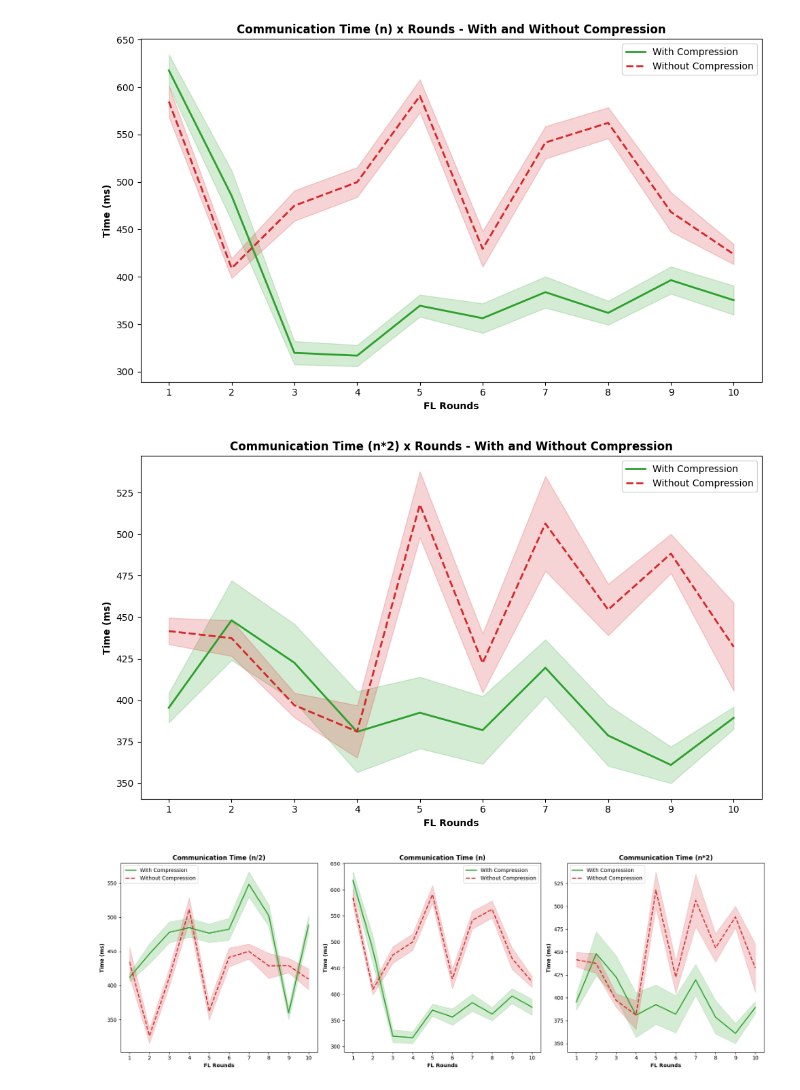
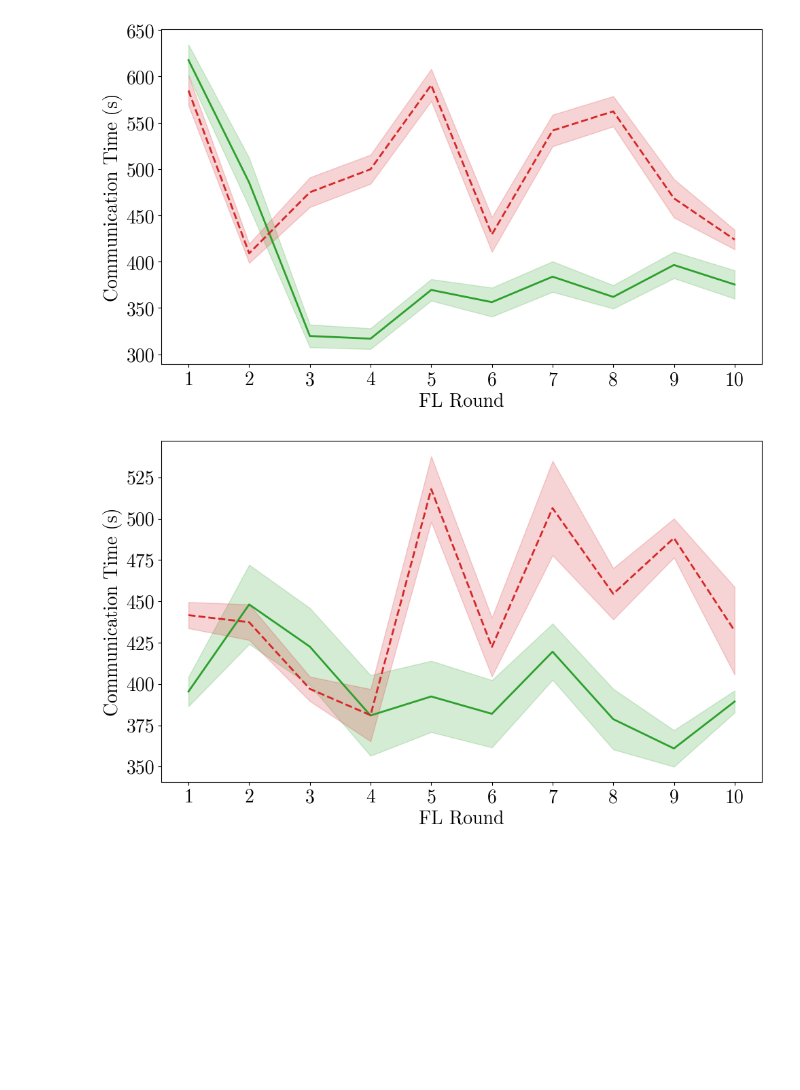
Before and after one commit to IvanComp/FedBench, a Jupyter notebook: Jupyter Notebooks for Data Visualization/3MessageCompressor.ipynb, the cells around one changed output. Drawn from its saved outputs; the diff is of its cells as text; code cells hidden in the pictures; blank space fills up the shorter version.

Commit message:
Added changes on charts

```diff
--- a/Jupyter Notebooks for Data Visualization/3MessageCompressor.ipynb
+++ b/Jupyter Notebooks for Data Visualization/3MessageCompressor.ipynb
@@ -3,6 +3,7 @@ import matplotlib.pyplot as plt
 import numpy as np
 
 rounds = np.arange(1, 11)
+plt.rcParams['font.family'] = 'CMU Serif'
 
 comm_time_n2_with_compression = np.array([
     [411.34, 419.12, 406.56, 418.99, 402.85],
@@ -109,15 +110,14 @@ ax1.plot(rounds, mean_with_compression_n2, color=color_with_compression, label='
 ax1.plot(rounds, mean_without_compression_n2, color=color_without_compression, label='Without Compression', linewidth=2, linestyle='--')
 ax1.fill_between(rounds, mean_with_compression_n2 - std_with_compression_n2, mean_with_compression_n2 + std_with_compression_n2, color=color_with_compression, alpha=0.2)
 ax1.fill_between(rounds, mean_without_compression_n2 - std_without_compression_n2, mean_without_compression_n2 + std_without_compression_n2, color=color_without_compression, alpha=0.2)
-
-ax1.set_title('Communication Time (n/2) x Rounds - With and Without Compression', fontsize=12, fontweight='bold')
-ax1.set_xlabel('FL Rounds', fontsize=10, fontweight='bold')
-ax1.set_ylabel('Time (ms)', fontsize=10, fontweight='bold')
-ax1.legend(fontsize=10)
+ax1.set_xlabel('FL Round', fontsize=20)
+ax1.set_ylabel('Communication Time (s)', fontsize=20)
+ax1.tick_params(axis='both', labelsize=20)
+ax1.legend(fontsize=20)
 ax1.set_xticks(rounds)
 
 plt.tight_layout()
-plt.savefig('Comm_Time_n2_with_Error_Bands.pdf')
+plt.savefig('MessageCompressor1.pdf')
 plt.show()
 
 fig, ax2 = plt.subplots(figsize=(10, 6))
@@ -126,15 +126,14 @@ ax2.plot(rounds, mean_with_compression_n, color=color_with_compression, label='W
 ax2.plot(rounds, mean_without_compression_n, color=color_without_compression, label='Without Compression', linewidth=2, linestyle='--')
 ax2.fill_between(rounds, mean_with_compression_n - std_with_compression_n, mean_with_compression_n + std_with_compression_n, color=color_with_compression, alpha=0.2)
 ax2.fill_between(rounds, mean_without_compression_n - std_without_compression_n, mean_without_compression_n + std_without_compression_n, color=color_without_compression, alpha=0.2)
-
-ax2.set_title('Communication Time (n) x Rounds - With and Without Compression', fontsize=12, fontweight='bold')
-ax2.set_xlabel('FL Rounds', fontsize=10, fontweight='bold')
-ax2.set_ylabel('Time (ms)', fontsize=10, fontweight='bold')
-ax2.legend(fontsize=10)
+ax2.set_xlabel('FL Round', fontsize=20)
+ax2.set_ylabel('Communication Time (s)', fontsize=20)
+ax2.tick_params(axis='both', labelsize=20)
+#ax2.legend(fontsize=20)
 ax2.set_xticks(rounds)
 
 plt.tight_layout()
-plt.savefig('Comm_Time_n_with_Error_Bands.pdf')
+plt.savefig('MessageCompressor2.pdf')
 plt.show()
 
 fig, ax3 = plt.subplots(figsize=(10, 6))
@@ -143,50 +142,13 @@ ax3.plot(rounds, mean_with_compression_n2x, color=color_with_compression, label=
 ax3.plot(rounds, mean_without_compression_n2x, color=color_without_compression, label='Without Compression', linewidth=2, linestyle='--')
 ax3.fill_between(rounds, mean_with_compression_n2x - std_with_compression_n2x, mean_with_compression_n2x + std_with_compression_n2x, color=color_with_compression, alpha=0.2)
 ax3.fill_between(rounds, mean_without_compression_n2x - std_without_compression_n2x, mean_without_compression_n2x + std_without_compression_n2x, color=color_without_compression, alpha=0.2)
-
-ax3.set_title('Communication Time (n*2) x Rounds - With and Without Compression', fontsize=12, fontweight='bold')
-ax3.set_xlabel('FL Rounds', fontsize=10, fontweight='bold')
-ax3.set_ylabel('Time (ms)', fontsize=10, fontweight='bold')
-ax3.legend(fontsize=10)
+ax3.set_xlabel('FL Round', fontsize=20)
+ax3.set_ylabel('Communication Time (s)', fontsize=20)
+ax3.tick_params(axis='both', labelsize=20)
+#ax3.legend(fontsize=20)
 ax3.set_xticks(rounds)
 
 plt.tight_layout()
-plt.savefig('Comm_Time_n2x_with_Error_Bands.pdf')
+plt.savefig('MessageCompressor3.pdf')
 plt.show()
-
-fig, axs = plt.subplots(1, 3, figsize=(18, 6))
-
-axs[0].plot(rounds, mean_with_compression_n2, color=color_with_compression, label='With Compression', linewidth=2)
-axs[0].plot(rounds, mean_without_compression_n2, color=color_without_compression, label='Without Compression', linewidth=2, linestyle='--')
-axs[0].fill_between(rounds, mean_with_compression_n2 - std_with_compression_n2, mean_with_compression_n2 + std_with_compression_n2, color=color_with_compression, alpha=0.2)
-axs[0].fill_between(rounds, mean_without_compression_n2 - std_without_compression_n2, mean_without_compression_n2 + std_without_compression_n2, color=color_without_compression, alpha=0.2)
-axs[0].set_title('Communication Time (n/2)', fontsize=12, fontweight='bold')
-axs[0].set_xlabel('FL Rounds', fontsize=10, fontweight='bold')
-axs[0].set_ylabel('Time (ms)', fontsize=10, fontweight='bold')
-axs[0].legend(fontsize=10)
-axs[0].set_xticks(rounds)
-
-axs[1].plot(rounds, mean_with_compression_n, color=color_with_compression, label='With Compression', linewidth=2)
-axs[1].plot(rounds, mean_without_compression_n, color=color_without_compression, label='Without Compression', linewidth=2, linestyle='--')
-axs[1].fill_between(rounds, mean_with_compression_n - std_with_compression_n, mean_with_compression_n + std_with_compression_n, color=color_with_compression, alpha=0.2)
-axs[1].fill_between(rounds, mean_without_compression_n - std_without_compression_n, mean_without_compression_n + std_without_compression_n, color=color_without_compression, alpha=0.2)
-axs[1].set_title('Communication Time (n)', fontsize=12, fontweight='bold')
-axs[1].set_xlabel('FL Rounds', fontsize=10, fontweight='bold')
-axs[1].set_ylabel('Time (ms)', fontsize=10, fontweight='bold')
-axs[1].legend(fontsize=10)
-axs[1].set_xticks(rounds)
-
-axs[2].plot(rounds, mean_with_compression_n2x, color=color_with_compression, label='With Compression', linewidth=2)
-axs[2].plot(rounds, mean_without_compression_n2x, color=color_without_compression, label='Without Compression', linewidth=2, linestyle='--')
-axs[2].fill_between(rounds, mean_with_compression_n2x - std_with_compression_n2x, mean_with_compression_n2x + std_with_compression_n2x, color=color_with_compression, alpha=0.2)
-axs[2].fill_between(rounds, mean_without_compression_n2x - std_without_compression_n2x, mean_without_compression_n2x + std_without_compression_n2x, color=color_without_compression, alpha=0.2)
-axs[2].set_title('Communication Time (n*2)', fontsize=12, fontweight='bold')
-axs[2].set_xlabel('FL Rounds', fontsize=10, fontweight='bold')
-axs[2].set_ylabel('Time (ms)', fontsize=10, fontweight='bold')
-axs[2].legend(fontsize=10)
-axs[2].set_xticks(rounds)
-
-plt.tight_layout()
-plt.savefig('Comm_Time_Combined_with_Error_Bands.pdf')
-plt.show()
 # %% [output]
@@ -194,3 +156,2 @@ plt.show()
-[figure, old version]
+[figure, new version]
-[figure, old version]
+[figure, new version]
-[figure, removed]
```
Also changed, not shown: parts of 1 cell of this notebook, 12 other files.
